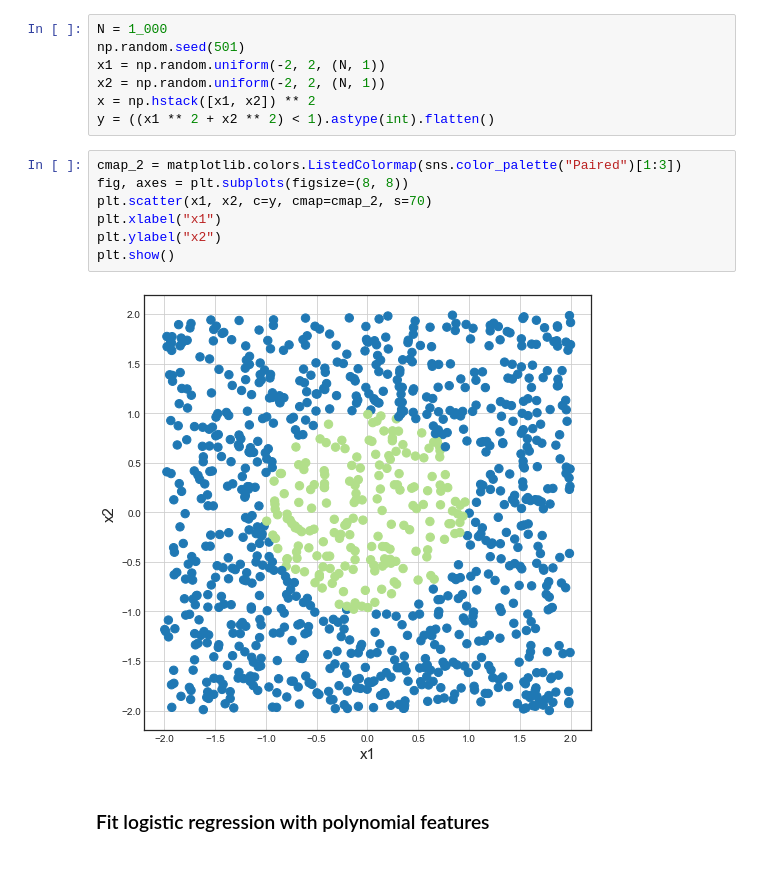
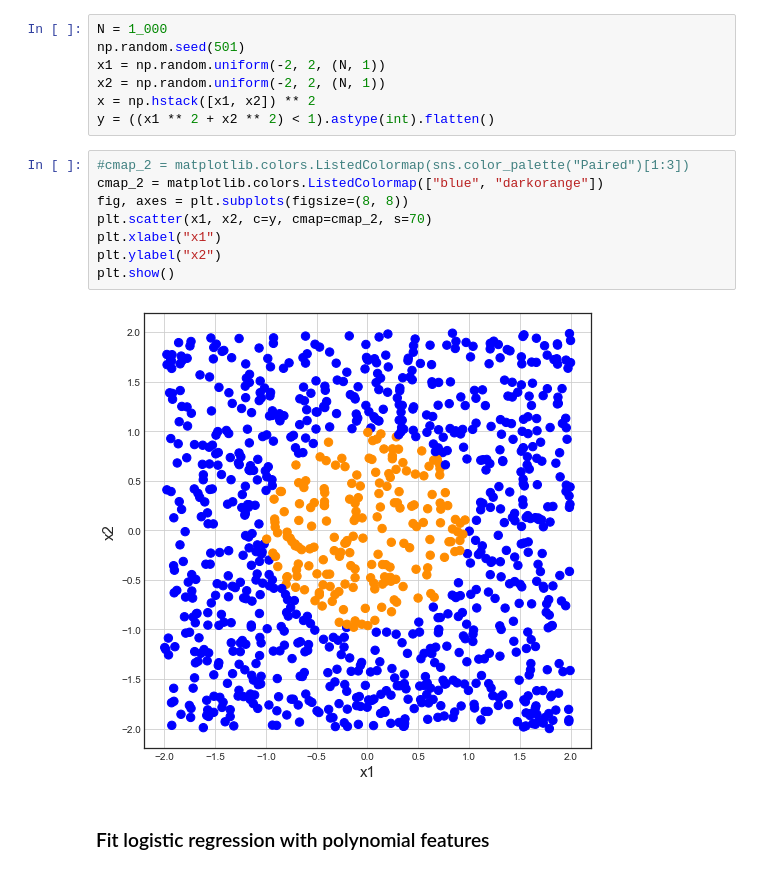
Before and after one commit to sbstn-gbl/lfbd-21-22, a Jupyter notebook: lectures/l05-1-binary-classification-motivation.ipynb, the cells around one changed output. Drawn from its saved outputs; the diff is of its cells as text.

```diff
--- a/lectures/l05-1-binary-classification-motivation.ipynb
+++ b/lectures/l05-1-binary-classification-motivation.ipynb
@@ -313,14 +322,15 @@ x2 = np.random.uniform(-2, 2, (N, 1))
 x = np.hstack([x1, x2]) ** 2
 y = ((x1 ** 2 + x2 ** 2) < 1).astype(int).flatten()
 # %%
-cmap_2 = matplotlib.colors.ListedColormap(sns.color_palette("Paired")[1:3])
+#cmap_2 = matplotlib.colors.ListedColormap(sns.color_palette("Paired")[1:3])
+cmap_2 = matplotlib.colors.ListedColormap(["blue", "darkorange"])
 fig, axes = plt.subplots(figsize=(8, 8))
 plt.scatter(x1, x2, c=y, cmap=cmap_2, s=70)
 plt.xlabel("x1")
 plt.ylabel("x2")
 plt.show()
 # %% [output]
-[figure, old version]
+[figure, new version]
 # %% [markdown]
 ### Fit logistic regression with polynomial features
 # %%
```
Also changed, not shown: parts of 13 cells of this notebook, 2 other files.
